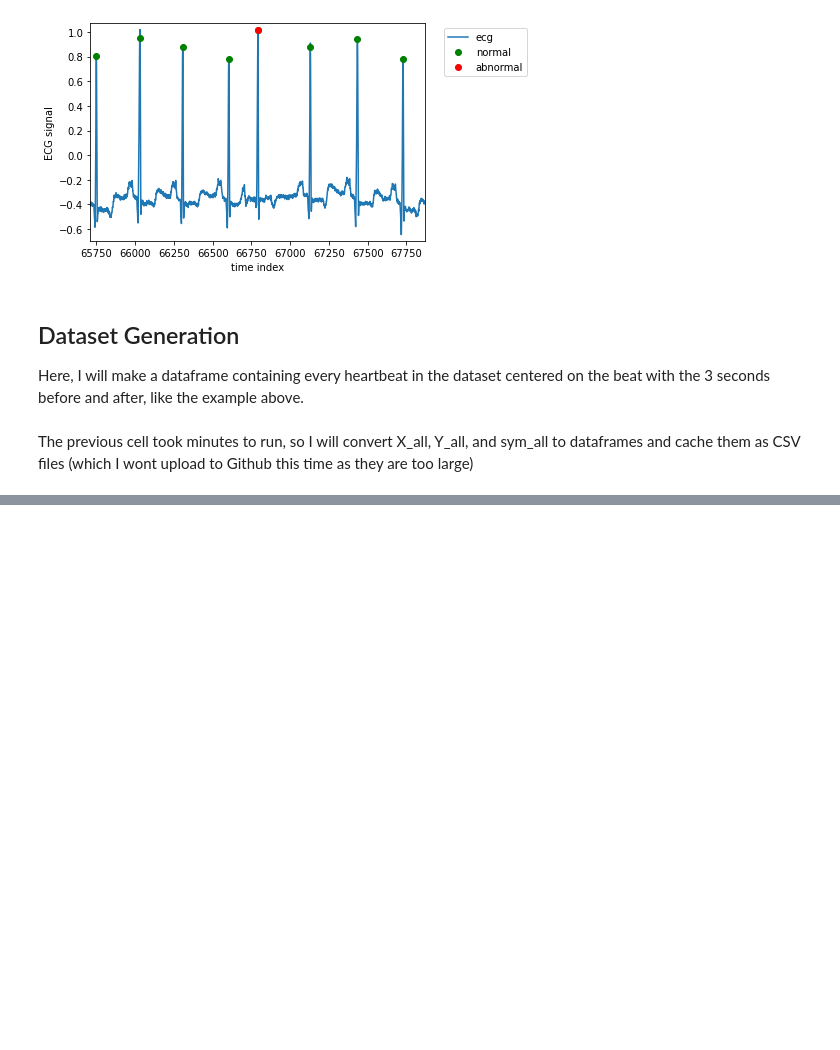
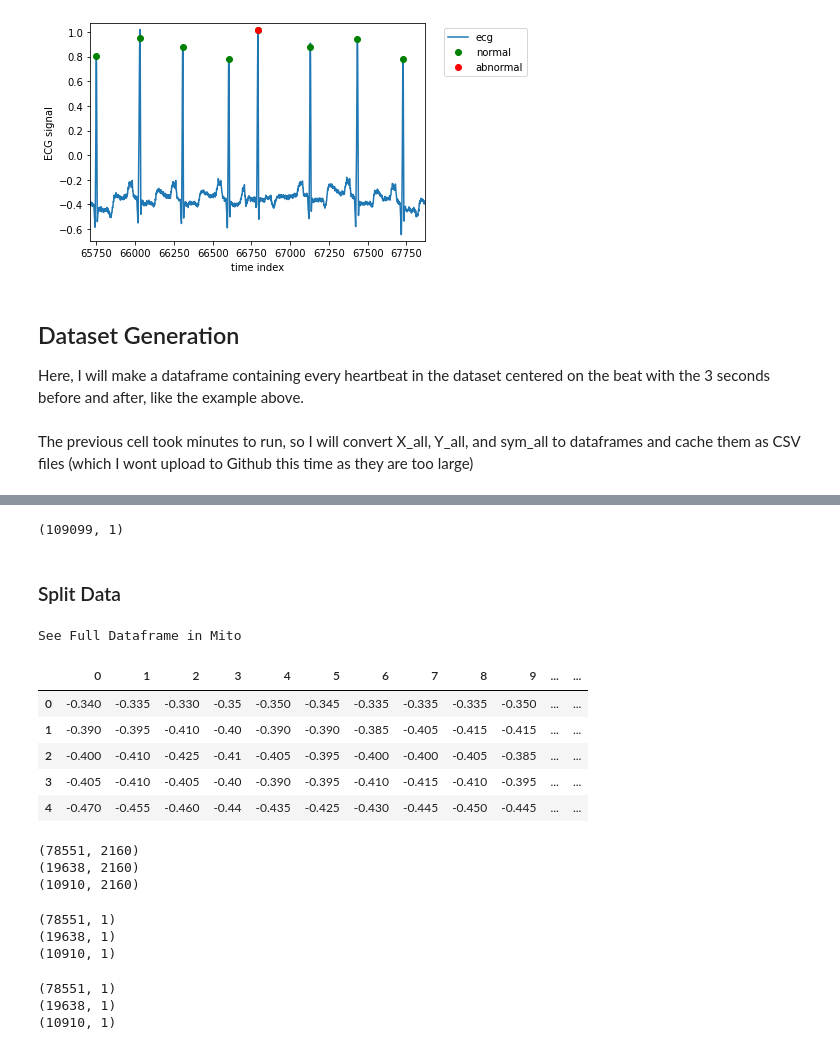
Before and after one commit to Jared-Godar/ecg_anomaly_detection, a Jupyter notebook: explore.ipynb, the cells around one changed output, grey strips where cells are left out. Saved outputs shown, nothing was run; the diff lists cells and outputs as text; code cells hidden in the pictures; blank space fills up the shorter version.

Commit message:
Update explore train, test, split

```diff
--- a/explore.ipynb
+++ b/explore.ipynb
@@ -285,0 +316,4 @@ The previous cell took minutes to run, so I will convert X_all, Y_all, and sym_a
+# %%
+Y_all.shape
+# %% [output]
+(109099, 1)
@@ -285,0 +326,2 @@ The previous cell took minutes to run, so I will convert X_all, Y_all, and sym_a
+# %% [markdown]
+### Split Data
@@ -285,0 +343,10 @@ The previous cell took minutes to run, so I will convert X_all, Y_all, and sym_a
+# %%
+X_all.head()
+# %% [output]
+See Full Dataframe in Mito
+|  | 0 | 1 | 2 | 3 | 4 | 5 | 6 | 7 | 8 | 9 | ... | ... |
+| 0 | -0.340 | -0.335 | -0.330 | -0.35 | -0.350 | -0.345 | -0.335 | -0.335 | -0.335 | -0.350 | ... | ... |
+| 1 | -0.390 | -0.395 | -0.410 | -0.40 | -0.390 | -0.390 | -0.385 | -0.405 | -0.415 | -0.415 | ... | ... |
+| 2 | -0.400 | -0.410 | -0.425 | -0.41 | -0.405 | -0.395 | -0.400 | -0.400 | -0.405 | -0.385 | ... | ... |
+| 3 | -0.405 | -0.410 | -0.405 | -0.40 | -0.390 | -0.395 | -0.410 | -0.415 | -0.410 | -0.395 | ... | ... |
+| 4 | -0.470 | -0.455 | -0.460 | -0.44 | -0.435 | -0.425 | -0.430 | -0.445 | -0.450 | -0.445 | ... | ... |
@@ -285,0 +355,8 @@ The previous cell took minutes to run, so I will convert X_all, Y_all, and sym_a
+# %%
+print(X_train.shape)
+print(X_validate.shape)
+print(X_test.shape)
+# %% [output]
+(78551, 2160)
+(19638, 2160)
+(10910, 2160)
@@ -285,0 +365,8 @@ The previous cell took minutes to run, so I will convert X_all, Y_all, and sym_a
+# %%
+print(Y_train.shape)
+print(Y_validate.shape)
+print(Y_test.shape)
+# %% [output]
+(78551, 1)
+(19638, 1)
+(10910, 1)
@@ -285,0 +375,8 @@ The previous cell took minutes to run, so I will convert X_all, Y_all, and sym_a
+# %%
+print(sym_train.shape)
+print(sym_validate.shape)
+print(sym_test.shape)
+# %% [output]
+(78551, 1)
+(19638, 1)
+(10910, 1)
```
Also changed, not shown: parts of 18 cells of this notebook.
